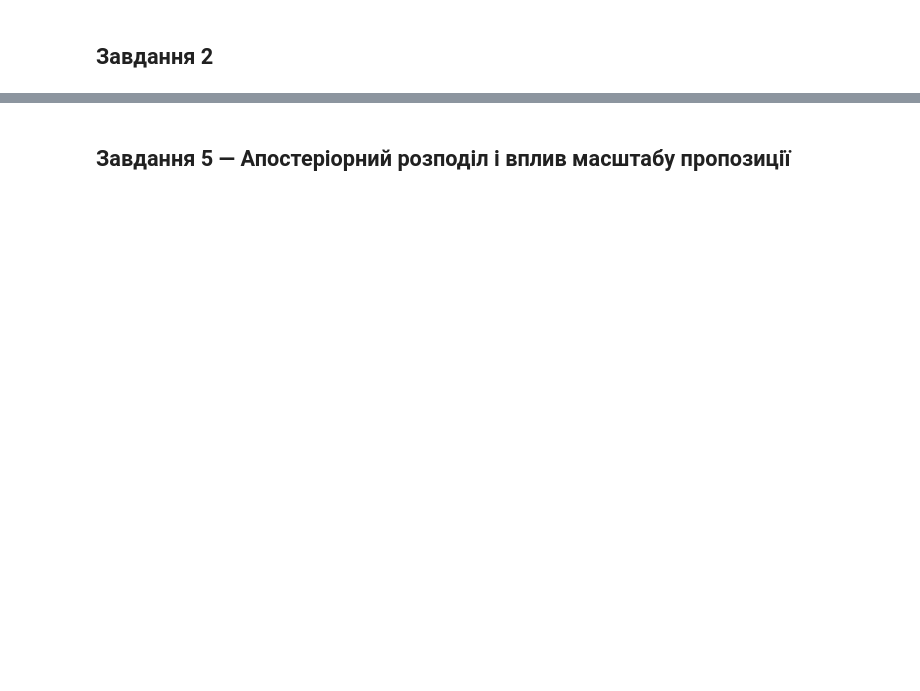
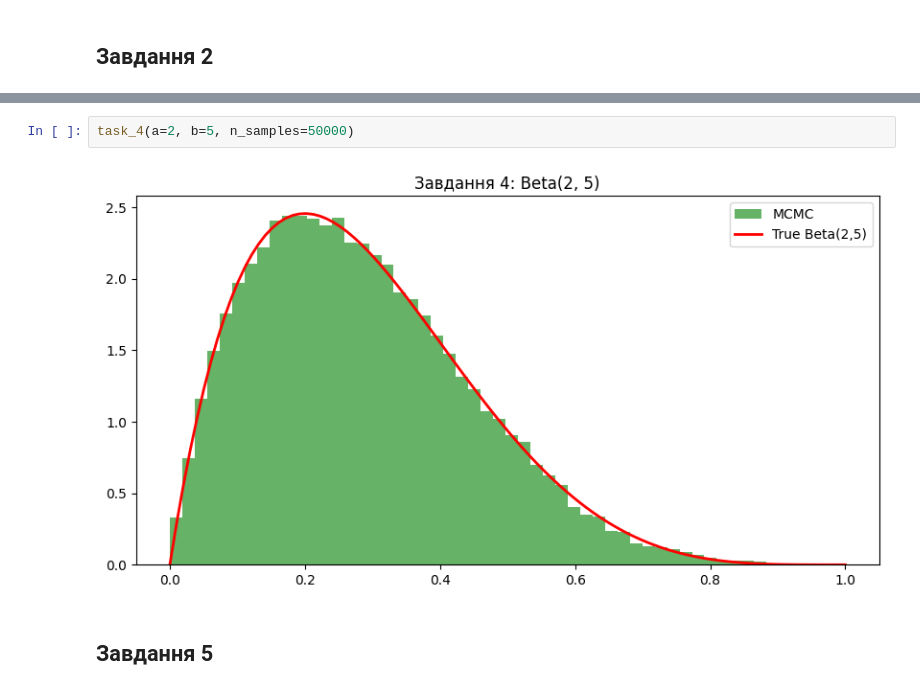
Before and after one commit to KlymentievMaksym/MarkChain, a Jupyter notebook: MCMC/Lab1.ipynb, the cells around one changed output, grey strips where cells are left out. Cells and saved outputs as stored; diff of their text form; blank space fills up the shorter version.

```diff
--- a/MCMC/Lab1.ipynb
+++ b/MCMC/Lab1.ipynb
@@ -78,2 +64,6 @@ plt.legend(); plt.title('MCMC для Beta(2,5)'); plt.show()
+# %%
+task_4(a=2, b=5, n_samples=50000)
+# %% [output]
+[figure, added]
 # %% [markdown]
-## Завдання 5 — Апостеріорний розподіл і вплив масштабу пропозиції
+## Завдання 5
```
Also changed, not shown: parts of 19 cells of this notebook, 10 other files.
